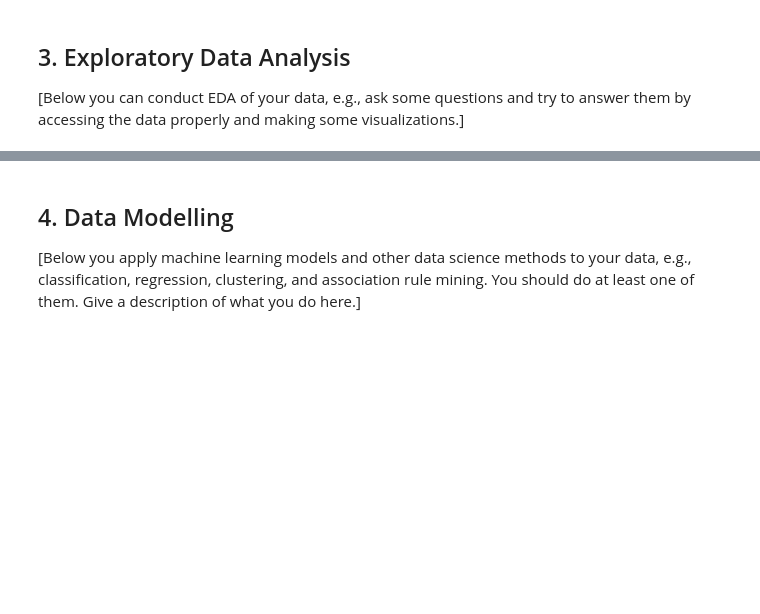
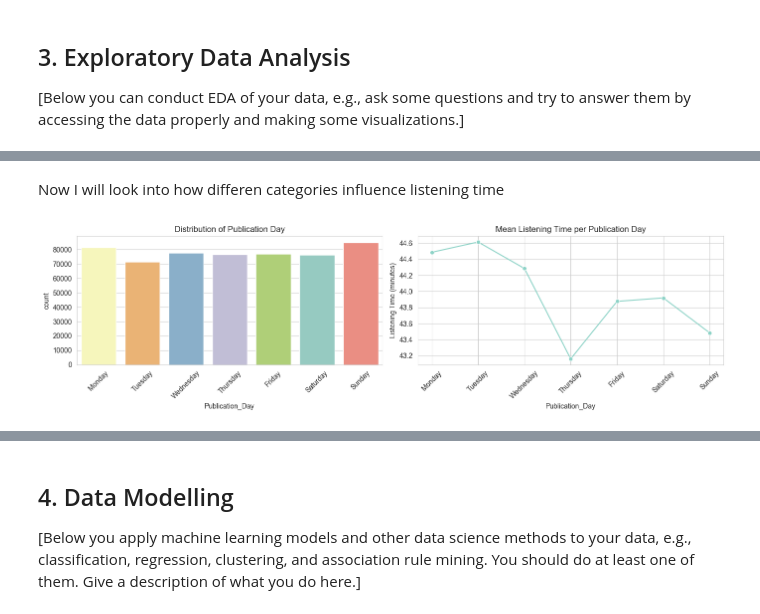
Before and after one commit to rifolio/PodcastWatchTimePrediction, a Jupyter notebook: Group_Vladyslav_report.ipynb, the cells around one changed output, grey strips where cells are left out. Drawn from its saved outputs; the diff is of its cells as text; code cells hidden in the pictures; blank space fills up the shorter version.

```diff
--- a/Group_Vladyslav_report.ipynb
+++ b/Group_Vladyslav_report.ipynb
@@ -293,0 +388,35 @@ memory usage: 70.3+ MB
+# %%
+train = train[
+    (train['Guest_Popularity_percentage'].between(0, 100)) &
+    (train['Host_Popularity_percentage'].between(0, 100))
+]
+
+test = test[
+    (test['Guest_Popularity_percentage'].between(0, 100)) &
+    (test['Host_Popularity_percentage'].between(0, 100))
+]
+
+train = train[train['Number_of_Ads'].isin([1, 2, 3])]
+# %% [markdown]
+Now I will look into how differen categories influence listening time
+# %%
+
+day_order = ['Monday', 'Tuesday', 'Wednesday', 'Thursday', 'Friday', 'Saturday', 'Sunday']
+set_palette = 'Set3'
+day_means = train.groupby('Publication_Day')['Listening_Time_minutes'].mean().reindex(day_order)
+
+fig, axes = plt.subplots(1, 2, figsize=(14, 4))
+sns.countplot(data=train, x='Publication_Day', order=day_order, hue='Publication_Day',
+              palette=set_palette, ax=axes[0], legend=False)
+axes[0].set_title("Distribution of Publication Day")
+axes[0].tick_params(axis='x', rotation=45)
+
+sns.lineplot(x=day_means.index, y=day_means.values, marker='o', ax=axes[1],
+             color=sns.color_palette(set_palette)[0])
+axes[1].set_title("Mean Listening Time per Publication Day")
+axes[1].set_ylabel("Listening Time (minutes)")
+axes[1].tick_params(axis='x', rotation=45)
+plt.tight_layout()
+plt.show()
+# %% [output]
+[figure, added]
```
Also changed, not shown: parts of 19 cells of this notebook.
